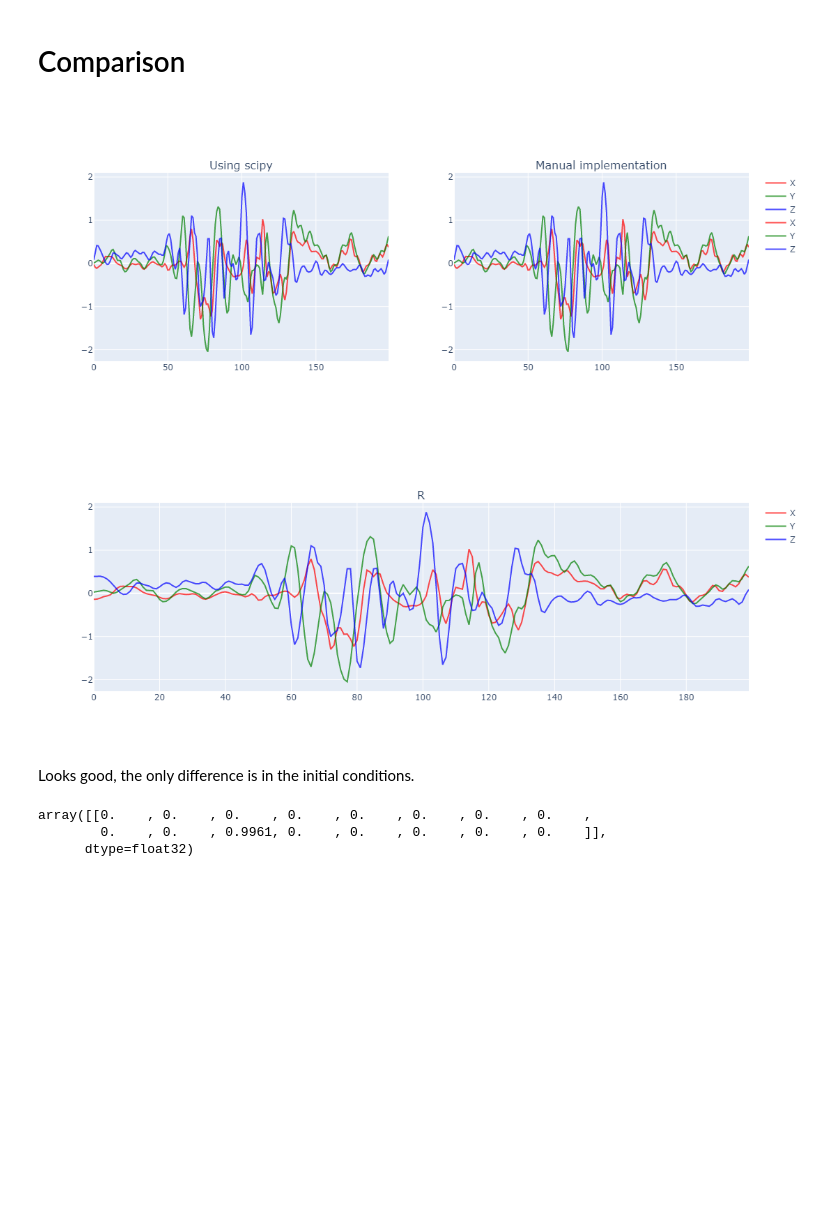
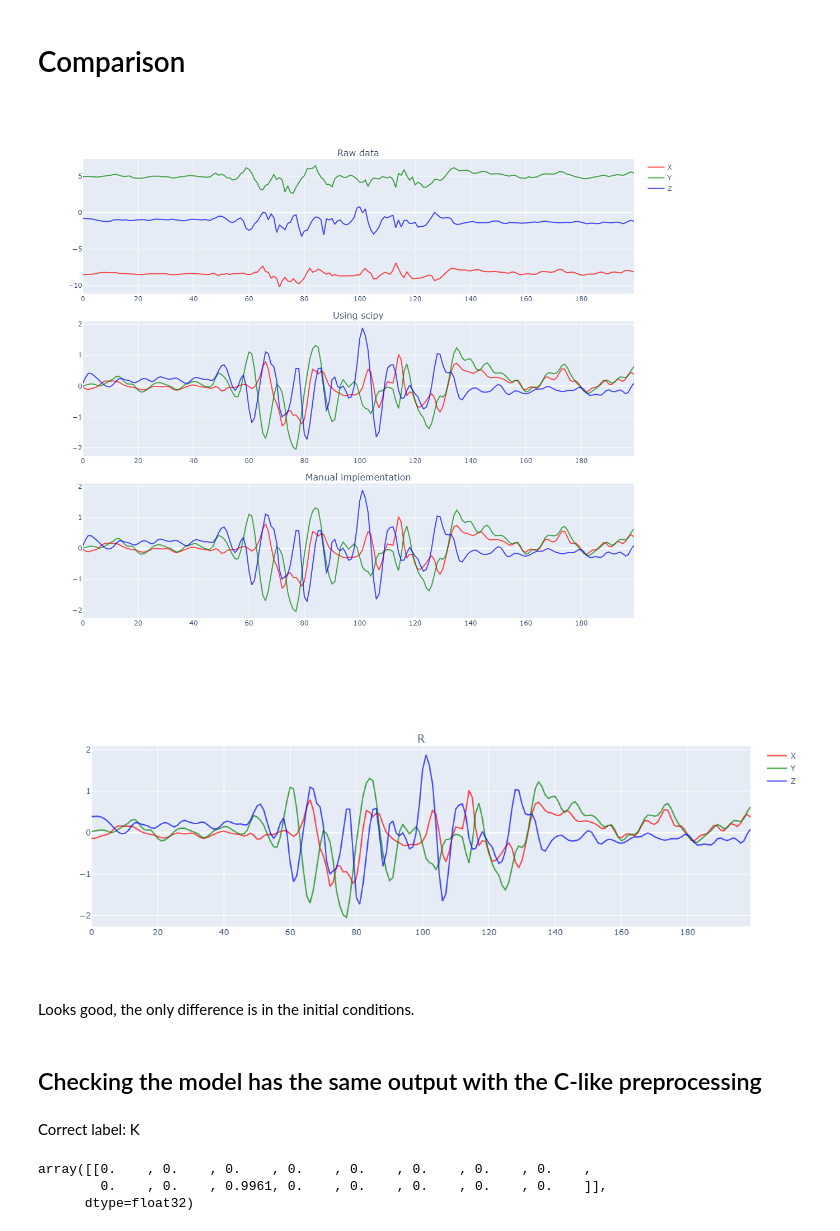
Before and after one commit to PHANzgz/embedded-deep-learning, a Jupyter notebook: applications/handwriting_recognition/research/custom_processing_block_ei/preprocess_research.ipynb, the cells around one changed output. Saved outputs shown, nothing was run; the diff lists cells and outputs as text; code cells hidden in the pictures; blank space fills up the shorter version.

```diff
--- a/applications/handwriting_recognition/research/custom_processing_block_ei/preprocess_research.ipynb
+++ b/applications/handwriting_recognition/research/custom_processing_block_ei/preprocess_research.ipynb
@@ -142,24 +142,48 @@ def preprocess_mid_level(data):
 # %%
 data_prep_high_level = preprocess_high_level(sample_data)
 data_prep_mid_level = preprocess_mid_level(sample_data)
+# %%
+fig = make_subplots(rows=1, cols=1, subplot_titles=("Raw data") )
+
+axes_names = ["X", "Y", "Z"]
+colors = ["red", "green", "blue"]
+
+x = np.arange(0, 200, 1)
+
+for feature, axis_name, color in zip(sample_data.T, axes_names, colors):
+    fig.add_trace(go.Scatter(x=x, y=feature, mode='lines', name=axis_name, opacity=0.7,
+                 line =dict(color=color)),
+                 row=1, col=1)
+
+fig.show()
 # %%
-fig = make_subplots(rows=1, cols=2, subplot_titles=("Using scipy", "Manual implementation"))
+fig = make_subplots(rows=3, cols=1,
+                    subplot_titles=("Raw data", "Using scipy", "Manual implementation"),
+                    vertical_spacing=0.06)
 
 axes_names = ["X", "Y", "Z"]
 colors = ["red", "green", "blue"]
 
 x = np.arange(0, 200, 1)
 
-for feature, axis_name, color in zip(data_prep_high_level.T, axes_names, colors):
+for feature, axis_name, color in zip(sample_data.T, axes_names, colors):
     fig.add_trace(go.Scatter(x=x, y=feature, mode='lines', name=axis_name, opacity=0.7,
                  line =dict(color=color)),
                  row=1, col=1)
 
+for feature, axis_name, color in zip(data_prep_high_level.T, axes_names, colors):
+
+    fig.add_trace(go.Scatter(x=x, y=feature, mode='lines', name=axis_name, opacity=0.7,
+                 line =dict(color=color), showlegend=False),
+                 row=2, col=1)
+
 for feature, axis_name, color in zip(data_prep_mid_level.T, axes_names, colors):
     fig.add_trace(go.Scatter(x=x, y=feature, mode='lines', name=axis_name, opacity=0.7,
-                 line =dict(color=color)),
-                 row=1, col=2)
+                 line =dict(color=color), showlegend=False),
+                 row=3, col=1)
 
+fig.update_layout(width = 800, height = 1000)
+fig.update_xaxes(matches='x')
 fig.show()
 # %% [output]
-[figure, old version]
+[figure, new version]
@@ -178,9 +208,13 @@ for feature, axis_name, color in zip(sample_prep_data.T, axes_names, colors):
 
 fig.show()
 # %% [output]
-[figure, old version]
+[figure, new version]
 # %% [markdown]
 Looks good, the only difference is in the initial conditions.
+# %% [markdown]
+## Checking the model has the same output with the C-like preprocessing
+# %% [markdown]
+Correct label: K
 # %%
 import tensorflow as tf
 
```
Also changed, not shown: parts of 2 cells of this notebook, 15 other files.
